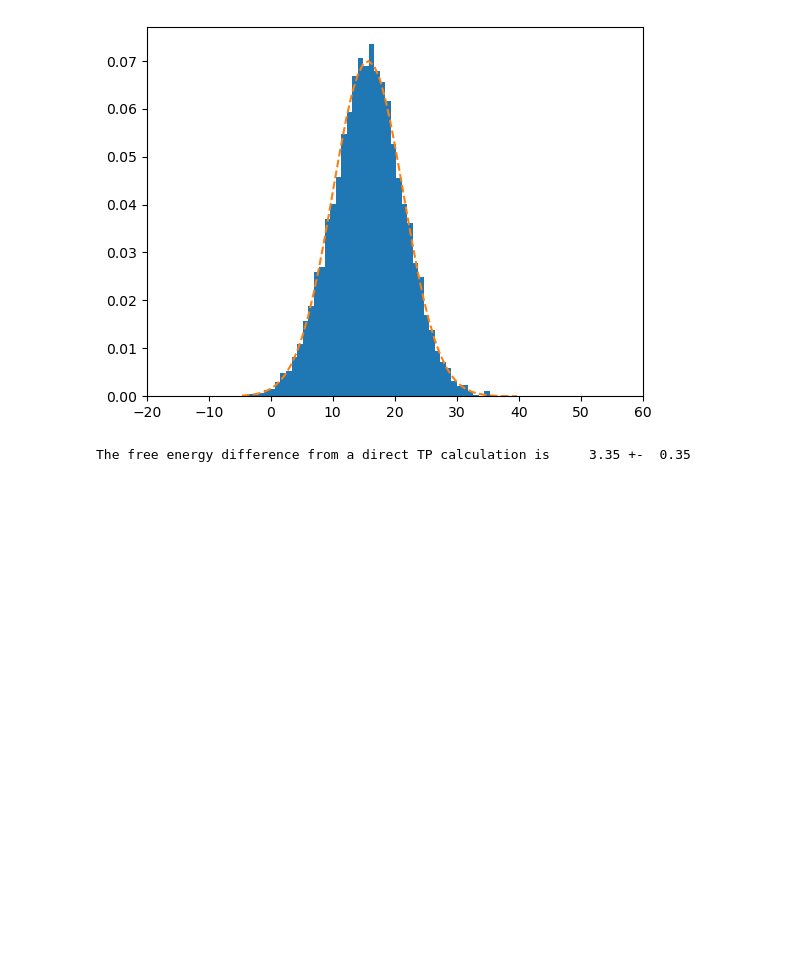
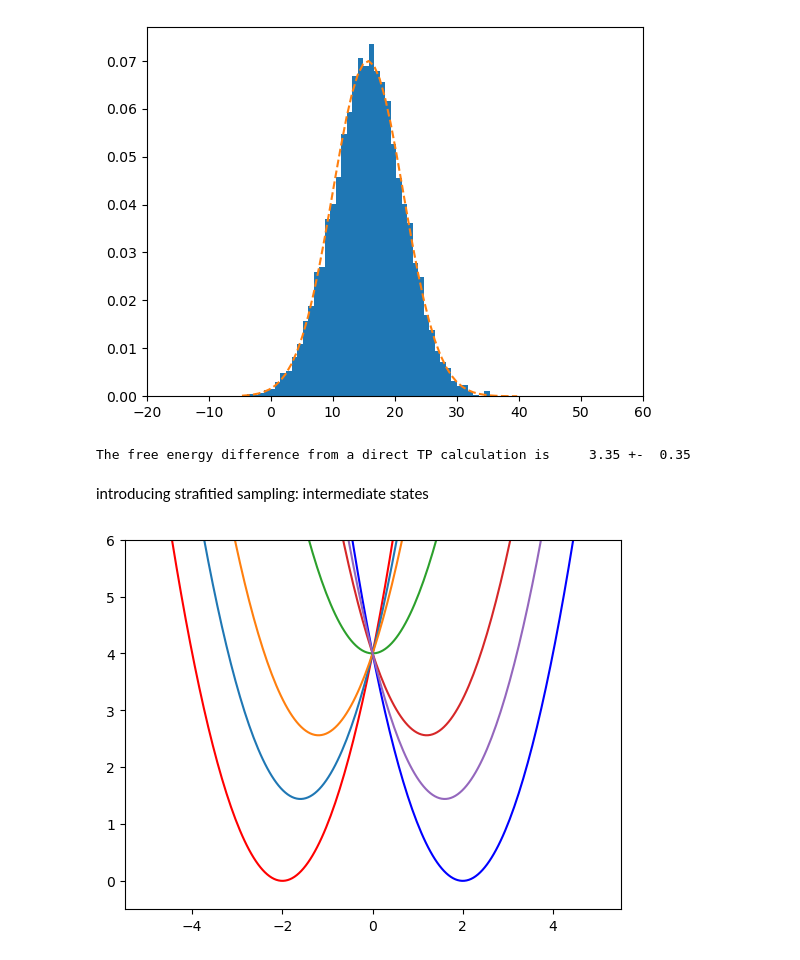
Before and after one commit to Fruitcoco/2023summer, a Jupyter notebook: model_implementation/Thermodynamic Perturbation.ipynb, the cells around one changed output. Drawn from its saved outputs; the diff is of its cells as text; code cells hidden in the pictures; blank space fills up the shorter version.

```diff
--- a/model_implementation/Thermodynamic Perturbation.ipynb
+++ b/model_implementation/Thermodynamic Perturbation.ipynb
@@ -97,3 +97,28 @@ print('The free energy difference from a direct TP calculation is %8.2f +- %5.2f
 The distribution of delta U looks like:
 [figure]
 The free energy difference from a direct TP calculation is     3.35 +-  0.35
+# %% [markdown]
+introducing strafitied sampling: intermediate states
+# %%
+def ulmbd (lamb, x):
+    return (1-lamb)*u0(x)+lamb*u1(x)
+# %%
+x=np.linspace(-5,5,200)
+y0=ulmbd(0.0,x)
+y1=ulmbd(0.1,x)
+y2=ulmbd(0.2,x)
+y5=ulmbd(0.5,x)
+y8=ulmbd(0.8,x)
+y9=ulmbd(0.9,x)
+yN=ulmbd(1.0,x)
+plt.ylim(-.5, 6)
+plt.plot(x,y0,'r')
+plt.plot(x,yN,'b')
+plt.plot(x,y1)
+plt.plot(x,y2)
+plt.plot(x,y5)
+plt.plot(x,y8)
+plt.plot(x,y9)
+plt.show()
+# %% [output]
+[figure, added]
```
Also changed, not shown: parts of 3 cells of this notebook, 5 other files.
